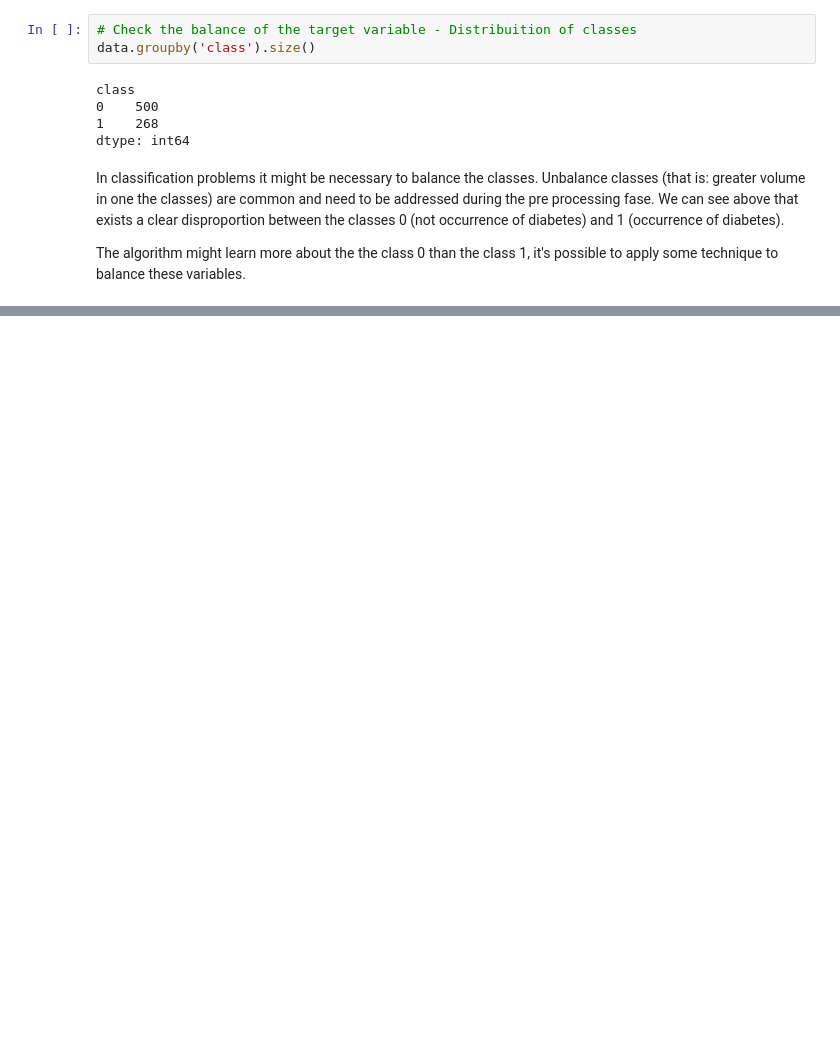
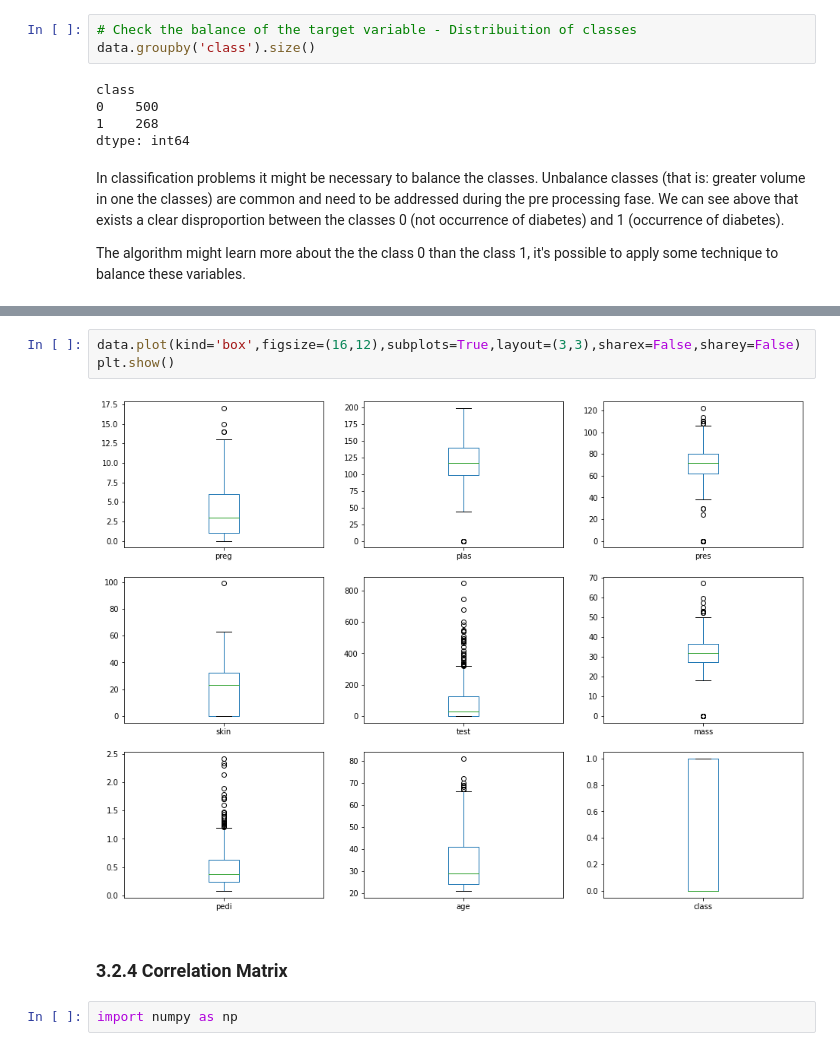
Before and after one commit to ralsouza/machine_learning_python, a Jupyter notebook: notebooks/02_machine_learning.ipynb, the cells around one changed output, grey strips where cells are left out. Drawn from its saved outputs; the diff is of its cells as text; blank space fills up the shorter version.

```diff
--- a/notebooks/02_machine_learning.ipynb
+++ b/notebooks/02_machine_learning.ipynb
@@ -141,0 +207,9 @@ The algorithm might learn more about the the class 0 than the class 1, it's poss
+# %%
+data.plot(kind='box',figsize=(16,12),subplots=True,layout=(3,3),sharex=False,sharey=False)
+plt.show()
+# %% [output]
+[figure, added]
+# %% [markdown]
+### 3.2.4 Correlation Matrix
+# %%
+import numpy as np
```
Also changed, not shown: parts of 27 cells of this notebook.
